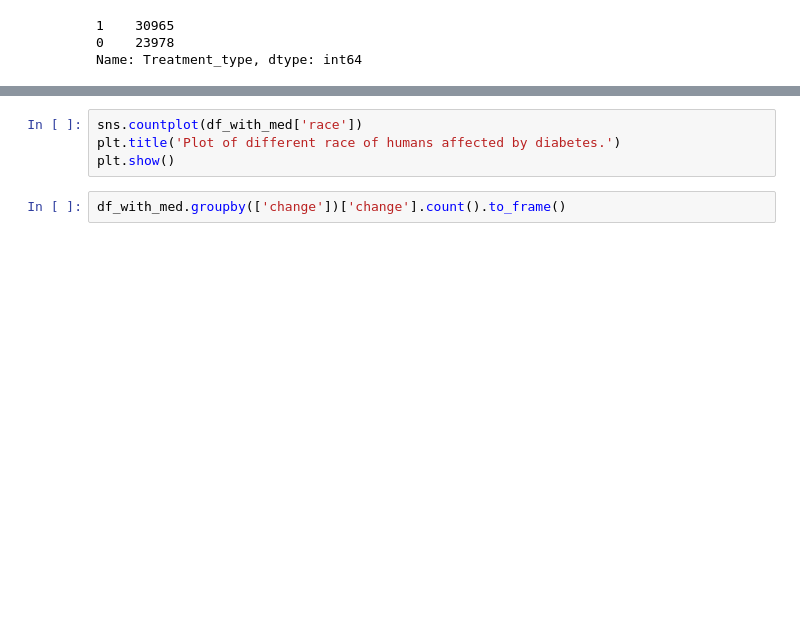
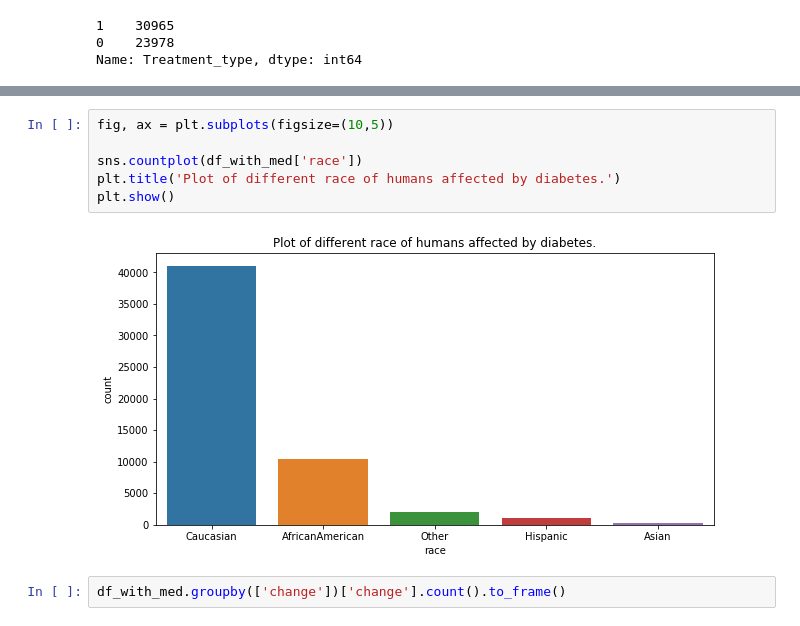
Before and after one commit to gauravkantrod/GLProject, a Jupyter notebook: Diabetes_Data_Cleaning_EDA_Baseline_model_part1.ipynb, the cells around one changed output, grey strips where cells are left out. Saved outputs shown, nothing was run; the diff lists cells and outputs as text; blank space fills up the shorter version.

```diff
--- a/Diabetes_Data_Cleaning_EDA_Baseline_model_part1.ipynb
+++ b/Diabetes_Data_Cleaning_EDA_Baseline_model_part1.ipynb
@@ -774,7 +768,11 @@ plt.show()
 # %%
+fig, ax = plt.subplots(figsize=(10,5))
+
 sns.countplot(df_with_med['race'])
 plt.title('Plot of different race of humans affected by diabetes.')
 plt.show()
+# %% [output]
+[figure, added]
 # %%
 df_with_med.groupby(['change'])['change'].count().to_frame()
 # %% [output]
```
Also changed, not shown: parts of 43 cells of this notebook.
